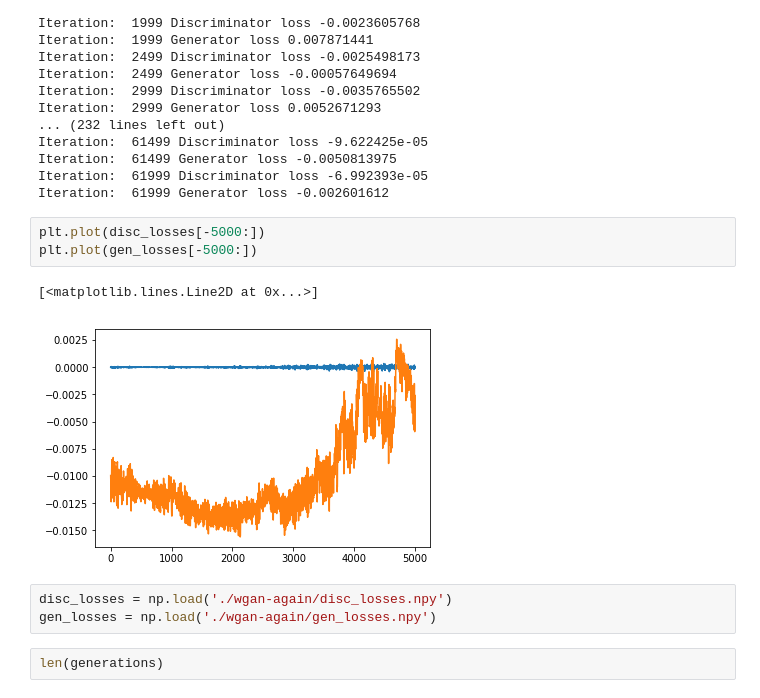
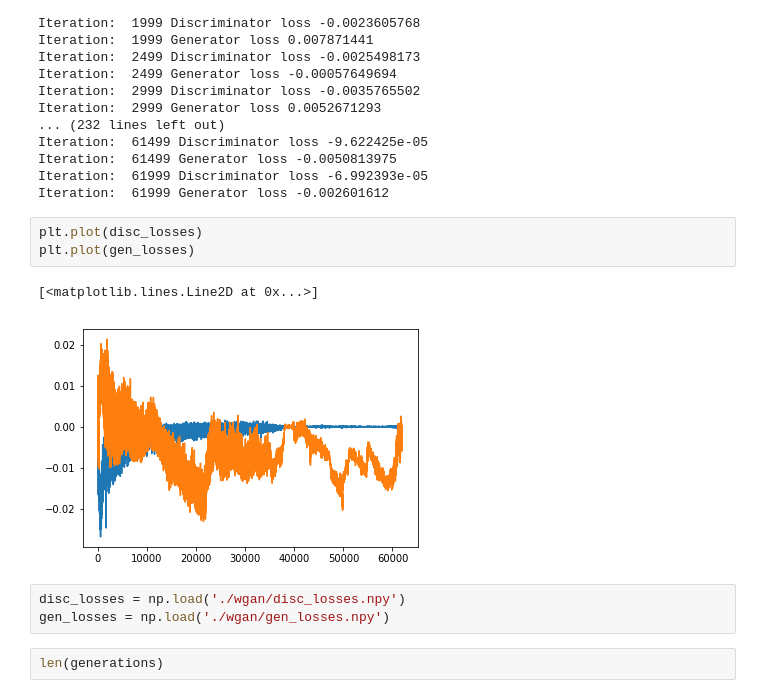
Before and after one commit to sudeepkatakol/GANs, a Jupyter notebook: Swiss Roll.ipynb, the cells around one changed output. Cells and saved outputs as stored; diff of their text form.

```diff
--- a/Swiss Roll.ipynb
+++ b/Swiss Roll.ipynb
@@ -199,14 +199,14 @@ Iteration:  61499 Generator loss -0.0050813975
 Iteration:  61999 Discriminator loss -6.992393e-05
 Iteration:  61999 Generator loss -0.002601612
 # %%
-plt.plot(disc_losses[-5000:])
-plt.plot(gen_losses[-5000:])
+plt.plot(disc_losses)
+plt.plot(gen_losses)
 # %% [output]
 [<matplotlib.lines.Line2D at 0x...>]
-[figure, old version]
+[figure, new version]
 # %%
-disc_losses = np.load('./wgan-again/disc_losses.npy')
-gen_losses = np.load('./wgan-again/gen_losses.npy')
+disc_losses = np.load('./wgan/disc_losses.npy')
+gen_losses = np.load('./wgan/gen_losses.npy')
 # %%
 len(generations)
 # %% [output]
```
Also changed, not shown: 2 other files.
